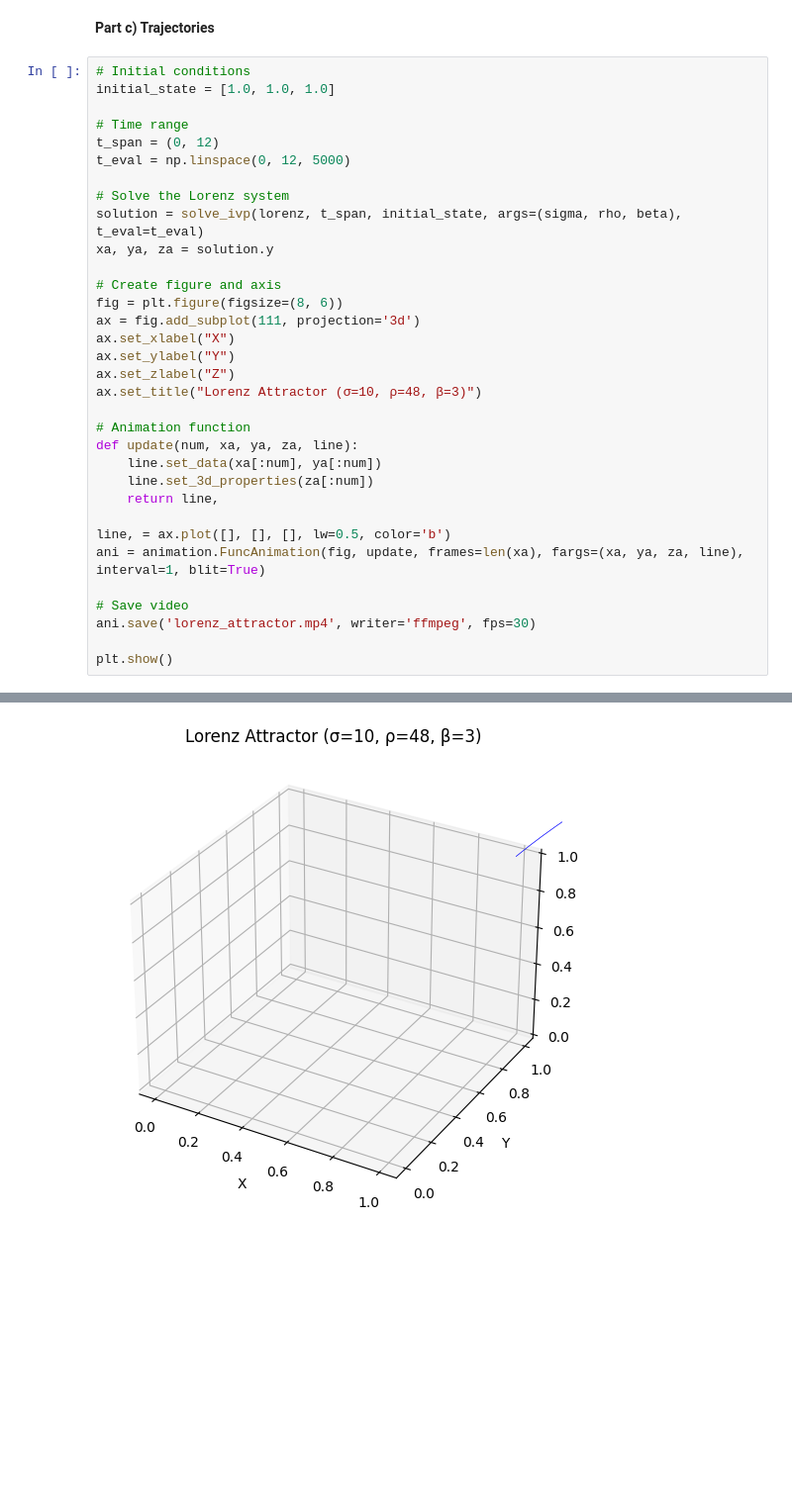
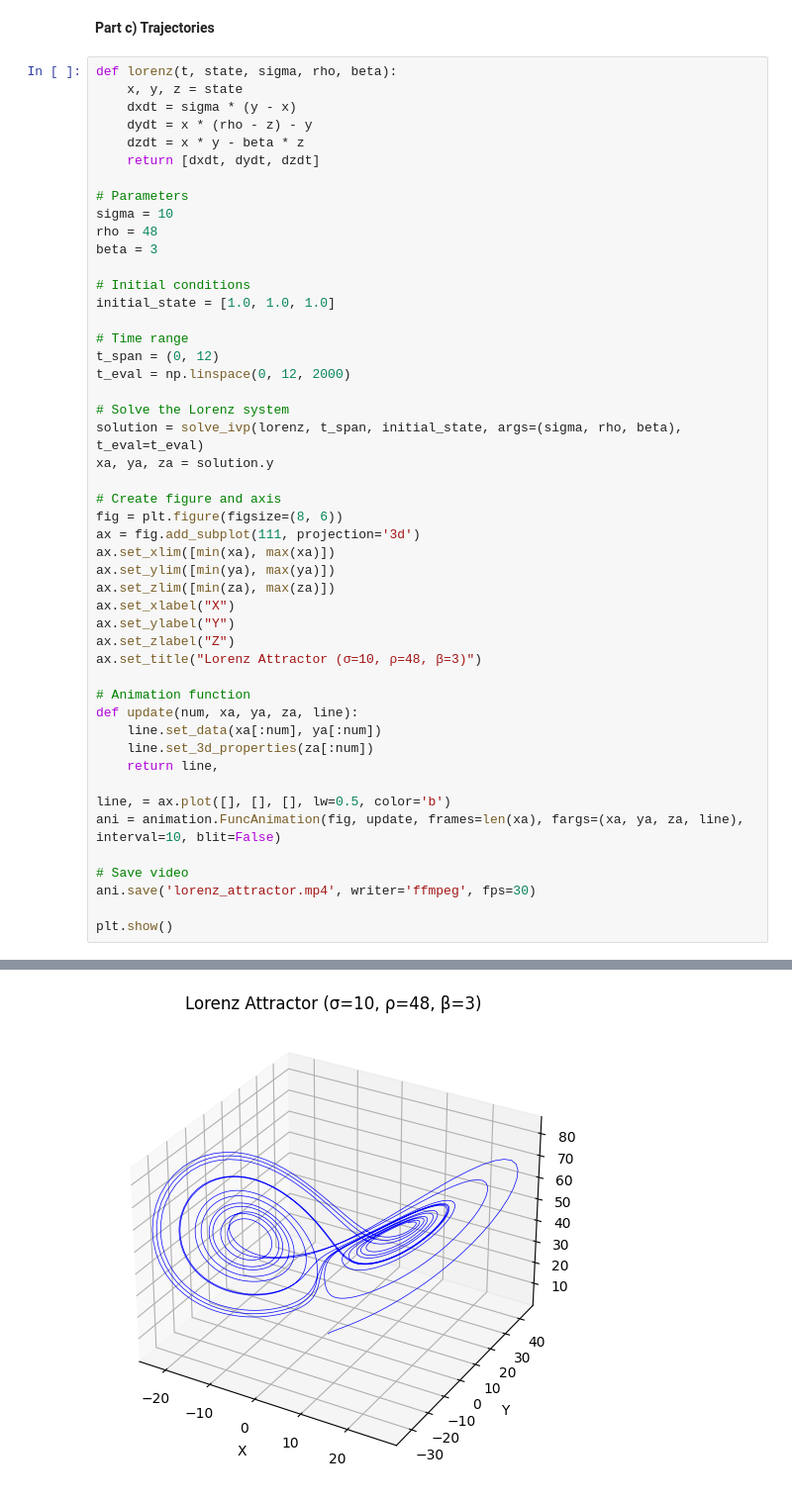
Before and after one commit to wcmelby/129L_ProblemSet_4, a Jupyter notebook: Question_3/Question3.ipynb, the cells around one changed output, grey strips where cells are left out. Shown at 99% size. Cells and saved outputs as stored; diff of their text form; blank space fills up the shorter version.

```diff
--- a/Question_3/Question3.ipynb
+++ b/Question_3/Question3.ipynb
@@ -65,12 +65,24 @@ plt.show()
 # %% [markdown]
 **Part c) Trajectories**
 # %%
+def lorenz(t, state, sigma, rho, beta):
+    x, y, z = state
+    dxdt = sigma * (y - x)
+    dydt = x * (rho - z) - y
+    dzdt = x * y - beta * z
+    return [dxdt, dydt, dzdt]
+
+# Parameters
+sigma = 10
+rho = 48
+beta = 3
+
 # Initial conditions
 initial_state = [1.0, 1.0, 1.0]
 
 # Time range
 t_span = (0, 12)
-t_eval = np.linspace(0, 12, 5000)
+t_eval = np.linspace(0, 12, 2000)
 
 # Solve the Lorenz system
 solution = solve_ivp(lorenz, t_span, initial_state, args=(sigma, rho, beta), t_eval=t_eval)
@@ -79,6 +91,9 @@ xa, ya, za = solution.y
 # Create figure and axis
 fig = plt.figure(figsize=(8, 6))
 ax = fig.add_subplot(111, projection='3d')
+ax.set_xlim([min(xa), max(xa)])
+ax.set_ylim([min(ya), max(ya)])
+ax.set_zlim([min(za), max(za)])
 ax.set_xlabel("X")
 ax.set_ylabel("Y")
 ax.set_zlabel("Z")
@@ -91,7 +106,7 @@ def update(num, xa, ya, za, line):
     return line,
 
 line, = ax.plot([], [], [], lw=0.5, color='b')
-ani = animation.FuncAnimation(fig, update, frames=len(xa), fargs=(xa, ya, za, line), interval=1, blit=True)
+ani = animation.FuncAnimation(fig, update, frames=len(xa), fargs=(xa, ya, za, line), interval=10, blit=False)
 
 # Save video
 ani.save('lorenz_attractor.mp4', writer='ffmpeg', fps=30)
@@ -102 +116 @@ CalledProcessError: Command '['ffmpeg', '-f', 'rawvideo', '-vcodec', 'rawvideo',
-[figure, old version]
+[figure, new version]
```
Also changed, not shown: parts of 1 cell of this notebook, 7 other files.
